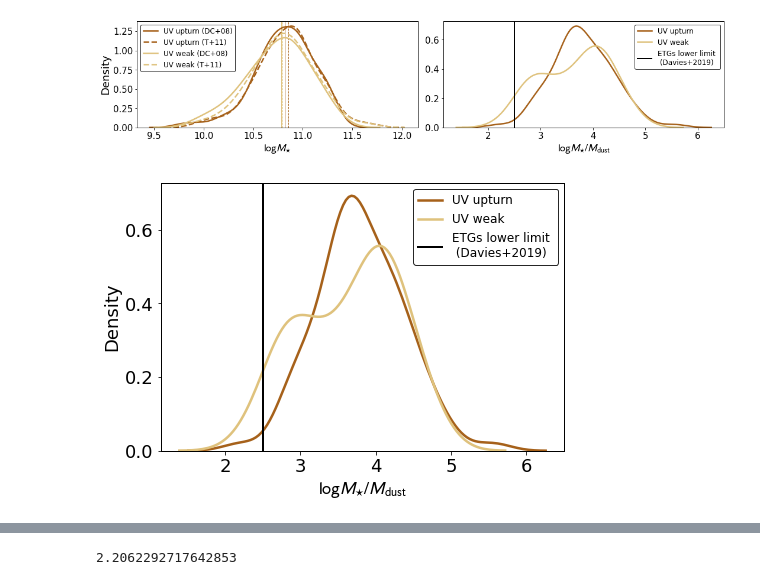
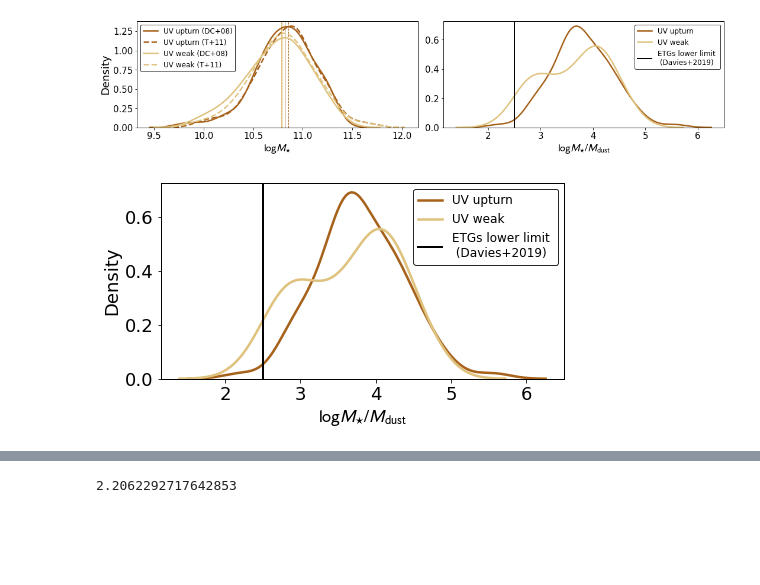
Before and after one commit to mdastro/UVupturn-RSGs, a Jupyter notebook: UV_PSM/PSM_StellarPops_MagPhys.ipynb, the cells around one changed output, grey strips where cells are left out. Saved outputs shown, nothing was run; the diff lists cells and outputs as text; code cells hidden in the pictures; blank space fills up the shorter version.

```diff
--- a/UV_PSM/PSM_StellarPops_MagPhys.ipynb
+++ b/UV_PSM/PSM_StellarPops_MagPhys.ipynb
@@ -346,3 +346,15 @@ plt.savefig(os.path.join(psm_path, 'psm_magphys_ssfr_sfr.pdf'))
 plt.show()
 # %% [output]
 [figure]
+# %%
+plt.rcParams.update(plotpars)
+sns.kdeplot(uv_upturn['sSFR_0_1Gyr_percentile50'], color=palette[1], label=r"$s=%.2f$ UV upturn"
+            % uv_upturn['sSFR_0_1Gyr_percentile50'].skew(), linewidth=2.)
+sns.kdeplot(uv_weak['sSFR_0_1Gyr_percentile50'], color=palette[0], label=r"$s=%.2f$ UV weak"
+            % uv_weak['sSFR_0_1Gyr_percentile50'].skew(), linewidth=2.)
+plt.axvline(x=np.median(uv_upturn['sSFR_0_1Gyr_percentile50'].values), color=palette[1], linestyle='-')
+plt.axvline(x=np.median(uv_weak['sSFR_0_1Gyr_percentile50'].values), color=palette[0], linestyle='--')
+plt.legend(loc='best')
+plt.xlabel(r"$\left< \rm{sSFR} \right>$   (0.1Gyr)")
+plt.ylabel('Density')
+plt.show()
@@ -869,17 +933,18 @@ plt.show()
 [figure]
 # %%
 plt.rcParams.update(plotpars)
+plt.subplots(figsize=(7,4))
 
 sns.kdeplot(uv_upturn['log_mdust/mstar'], label='UV upturn', color=uv_pal[1], lw=2.5, alpha=1.)
 sns.kdeplot(uv_weak['log_mdust/mstar'], label='UV weak', color=uv_pal[0], lw=2.5, alpha=1.)
 plt.axvline(x=2.5, color='black', lw=2., label='ETGs lower limit \n (Davies+2019)', alpha=1.)
 plt.ylabel(r"Density")
 plt.xlabel(r"$\log M_{\star}/M_{\rm{dust}}$")
 plt.legend(loc='upper right')
 
 plt.tight_layout()
 plt.savefig(os.path.join(psm_path, 'dust_psmed.png'))
 plt.savefig(os.path.join(psm_path, 'dust_psmed.pdf'))
 plt.show()
 # %% [output]
-[figure, old version]
+[figure, new version]
```
Also changed, not shown: parts of 26 cells of this notebook, 1 other file.
